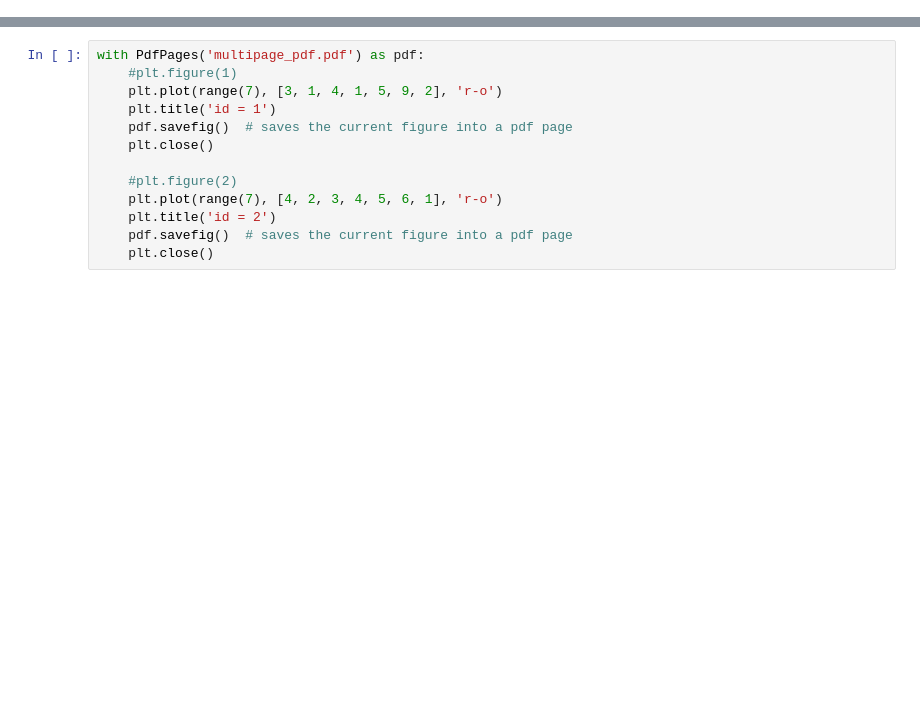
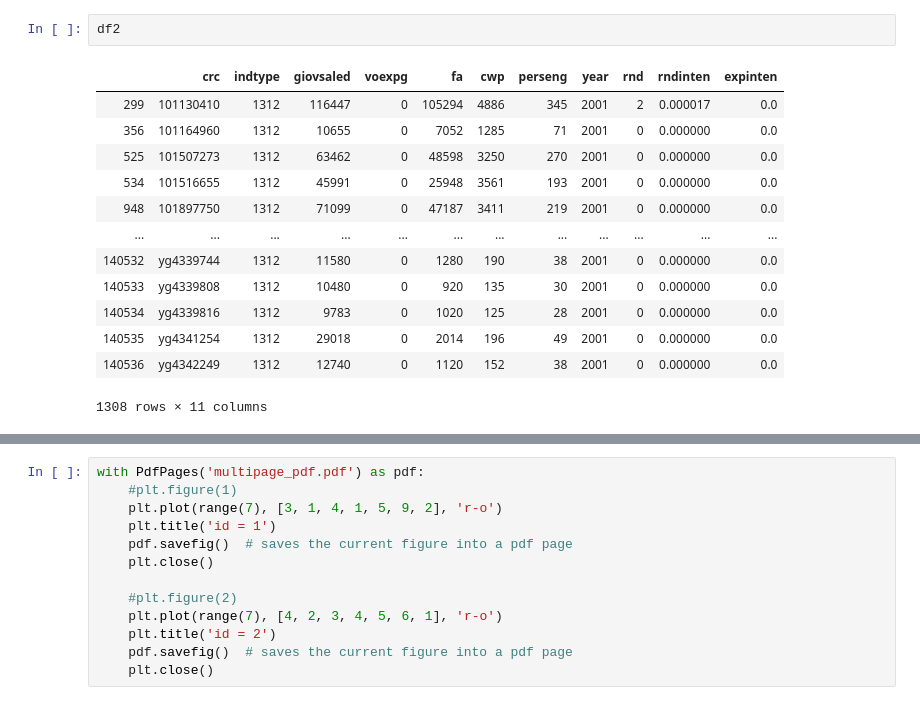
Before and after one commit to Django-Jiang/FirmCluster, a Jupyter notebook: test.ipynb, the cells around one changed output, grey strips where cells are left out. Drawn from its saved outputs; the diff is of its cells as text; blank space fills up the shorter version.

```diff
--- a/test.ipynb
+++ b/test.ipynb
@@ -6,0 +124,16 @@ import pandas as pd
+# %%
+df2
+# %% [output]
+|  | crc | indtype | giovsaled | voexpg | fa | cwp | perseng | year | rnd | rndinten | expinten |
+| 299 | 101130410 | 1312 | 116447 | 0 | 105294 | 4886 | 345 | 2001 | 2 | 0.000017 | 0.0 |
+| 356 | 101164960 | 1312 | 10655 | 0 | 7052 | 1285 | 71 | 2001 | 0 | 0.000000 | 0.0 |
+| 525 | 101507273 | 1312 | 63462 | 0 | 48598 | 3250 | 270 | 2001 | 0 | 0.000000 | 0.0 |
+| 534 | 101516655 | 1312 | 45991 | 0 | 25948 | 3561 | 193 | 2001 | 0 | 0.000000 | 0.0 |
+| 948 | 101897750 | 1312 | 71099 | 0 | 47187 | 3411 | 219 | 2001 | 0 | 0.000000 | 0.0 |
+| ... | ... | ... | ... | ... | ... | ... | ... | ... | ... | ... | ... |
+| 140532 | yg4339744 | 1312 | 11580 | 0 | 1280 | 190 | 38 | 2001 | 0 | 0.000000 | 0.0 |
+| 140533 | yg4339808 | 1312 | 10480 | 0 | 920 | 135 | 30 | 2001 | 0 | 0.000000 | 0.0 |
+| 140534 | yg4339816 | 1312 | 9783 | 0 | 1020 | 125 | 28 | 2001 | 0 | 0.000000 | 0.0 |
+| 140535 | yg4341254 | 1312 | 29018 | 0 | 2014 | 196 | 49 | 2001 | 0 | 0.000000 | 0.0 |
+| 140536 | yg4342249 | 1312 | 12740 | 0 | 1120 | 152 | 38 | 2001 | 0 | 0.000000 | 0.0 |
+1308 rows × 11 columns
```
Also changed, not shown: parts of 12 cells of this notebook, 15 other files.
